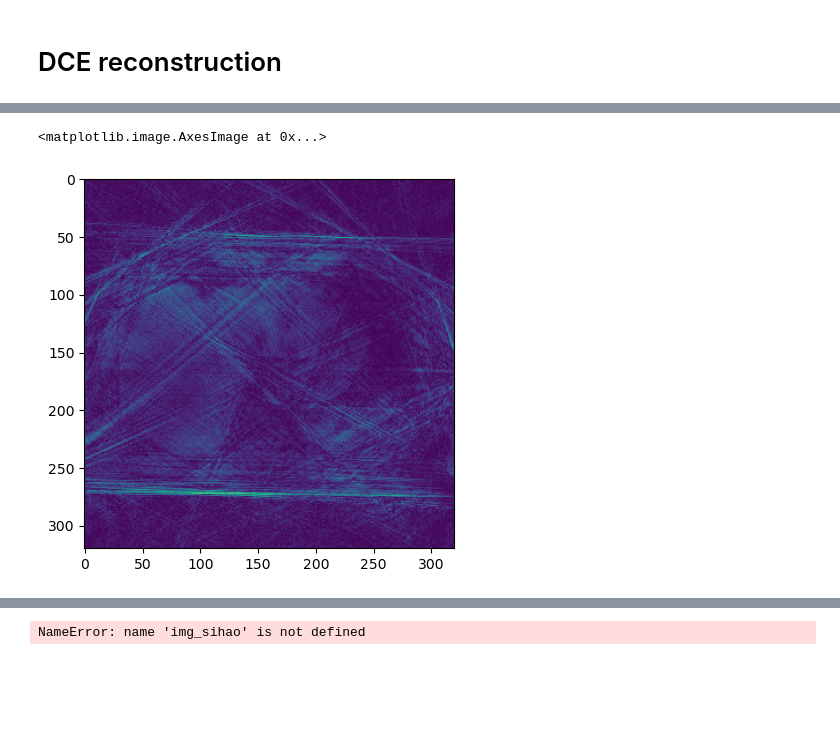
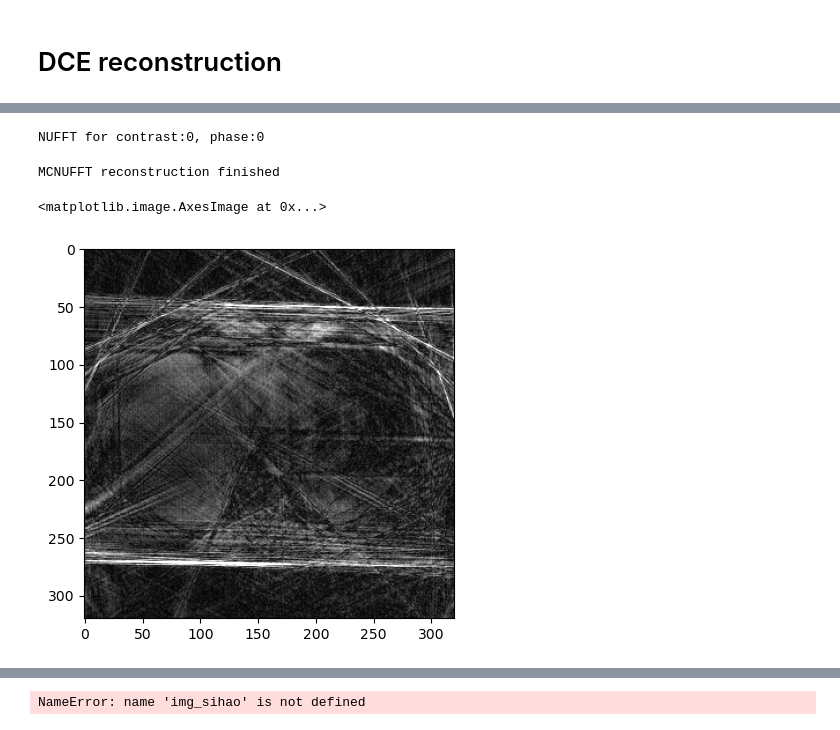
Before and after one commit to yh-li-0604/mri_reconstruction_tools, a Jupyter notebook: test.ipynb, the cells around one changed output, grey strips where cells are left out. Drawn from its saved outputs; the diff is of its cells as text; code cells hidden in the pictures; blank space fills up the shorter version.

```diff
--- a/test.ipynb
+++ b/test.ipynb
@@ -153 +176,8 @@ else:
+# %%
+kspace_traj,  kspace_data = map(
+    comp.data_binning,
+    [kspace_traj_[:,:args.contra_num*args.spokes_per_contra],  kspace_data_for_nufft[:,:,:args.contra_num*args.spokes_per_contra]],
+    [args.sorted_r_idx]*2, [args.contra_num]*2,
+    [args.spokes_per_contra]*2, [args.phase_num]*2,
+    [args.spokes_per_phase]*2)
 # %%
@@ -157,9 +209,4 @@ torch.Size([34, 5, 2, 15, 640]) torch.Size([34, 5, 15, 80, 15, 640])
+# %%
+cse = Lowk_5D_CSE(kspace_data_,kspace_traj_,adjnufft_ob,args,voronoi_density_compensation,batch_size=2,device = args.device)
 # %% [markdown]
 # DCE reconstruction
-# %%
-args.first_slice=49
-args.last_slice=50
-img = comp.MCNUFFT(
-    args,args_sens, adjnufft_ob,
-    batch_size = 80, device = args.device)
-img = (img-img.mean())/img.std()
@@ -180,5 +213,28 @@ NUFFT for contrast:2, phase:1
+# %%
+args.first_slice=50
+args.last_slice=51
+img = torch.zeros((args.contra_num, args.phase_num, args.last_slice -
+                    args.first_slice, args.im_size[0]//2, args.im_size[1]//2), dtype=torch.complex128)
+for t, ph in product(range(args.contra_num), range(args.phase_num)):
+    print('NUFFT for contrast:{}, phase:{}'.format(t, ph))
+    sensitivity_map = cse[t, ph][:, args.first_slice:args.last_slice]
+    img[t, ph, :, :, :] = \
+        eo.reduce(
+            comp.batch_process(batch_size=2, device=args.device)(comp.recon_adjnufft)(
+                kspace_data[t, ph, :],#, args.first_slice:args.last_slice],
+                sensitivity_map,
+                kspace_traj=kspace_traj[t, ph],
+                adjnufft_ob=adjnufft_ob,
+                density_compensation_func = voronoi_density_compensation)
+            , 'ch slice w h -> slice w h', 'sum')[:, 160:480,160:480]
+    break
+print('MCNUFFT reconstruction finished')
+img = (img-img.mean())/img.std()
+# %% [output]
+NUFFT for contrast:0, phase:0
+MCNUFFT reconstruction finished
 # %%
-plt.imshow(img.abs()[0,0,50].T)
+plt.imshow(comp.normalization(img[0,0,0].abs()).T,vmax=5,cmap='gray') #grid_size=3*
 # %% [output]
 <matplotlib.image.AxesImage at 0x...>
-[figure, old version]
+[figure, new version]
```
Also changed, not shown: parts of 26 cells of this notebook, 7 other files.
